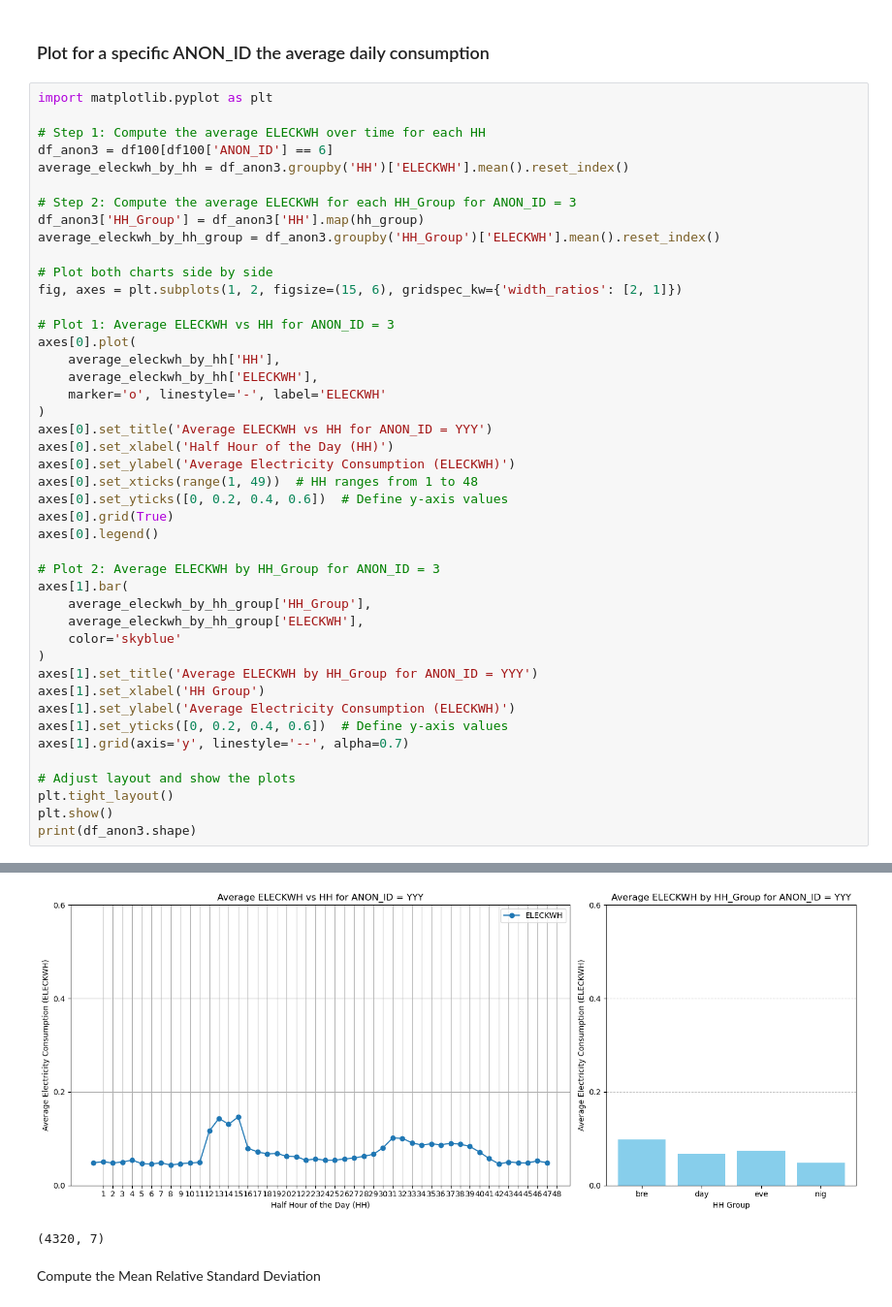
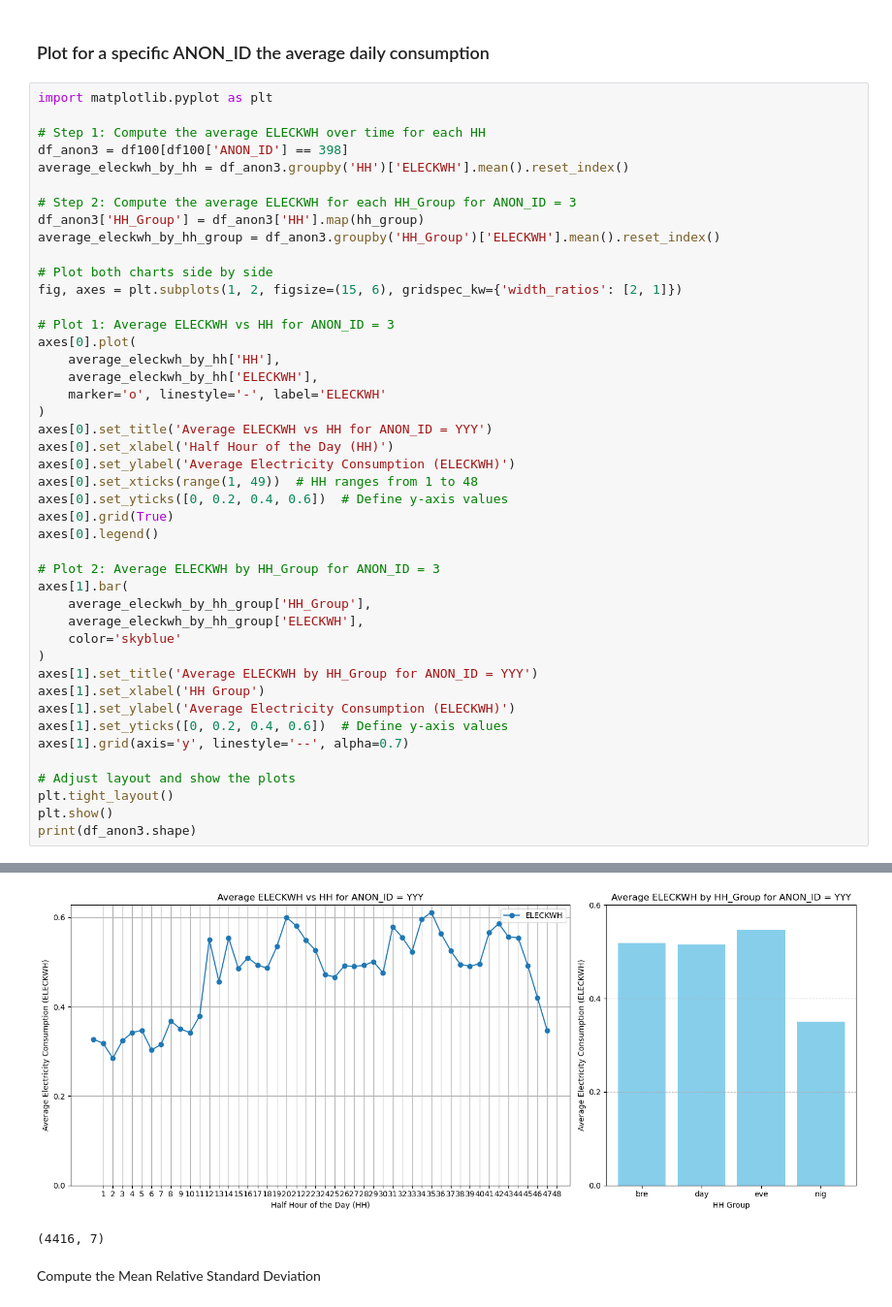
Before and after one commit to guri99uy/ST498_CAPSTONE, a Jupyter notebook: edrp_data_analysis.ipynb, the cells around one changed output, grey strips where cells are left out. Shown at 97% size. Cells and saved outputs as stored; diff of their text form.

```diff
--- a/edrp_data_analysis.ipynb
+++ b/edrp_data_analysis.ipynb
@@ -382,7 +400,7 @@ print(df_rme)
 import matplotlib.pyplot as plt
 
 # Step 1: Compute the average ELECKWH over time for each HH
-df_anon3 = df100[df100['ANON_ID'] == 6]
+df_anon3 = df100[df100['ANON_ID'] == 398]
 average_eleckwh_by_hh = df_anon3.groupby('HH')['ELECKWH'].mean().reset_index()
 
 # Step 2: Compute the average ELECKWH for each HH_Group for ANON_ID = 3
@@ -401,35 +419,35 @@ axes[0].plot(
 axes[0].set_title('Average ELECKWH vs HH for ANON_ID = YYY')
 axes[0].set_xlabel('Half Hour of the Day (HH)')
 axes[0].set_ylabel('Average Electricity Consumption (ELECKWH)')
 axes[0].set_xticks(range(1, 49))  # HH ranges from 1 to 48
 axes[0].set_yticks([0, 0.2, 0.4, 0.6])  # Define y-axis values
 axes[0].grid(True)
 axes[0].legend()
 
 # Plot 2: Average ELECKWH by HH_Group for ANON_ID = 3
 axes[1].bar(
     average_eleckwh_by_hh_group['HH_Group'],
     average_eleckwh_by_hh_group['ELECKWH'],
     color='skyblue'
 )
 axes[1].set_title('Average ELECKWH by HH_Group for ANON_ID = YYY')
 axes[1].set_xlabel('HH Group')
 axes[1].set_ylabel('Average Electricity Consumption (ELECKWH)')
 axes[1].set_yticks([0, 0.2, 0.4, 0.6])  # Define y-axis values
 axes[1].grid(axis='y', linestyle='--', alpha=0.7)
 
 # Adjust layout and show the plots
 plt.tight_layout()
 plt.show()
 print(df_anon3.shape)
 # %% [output]
 A value is trying to be set on a copy of a slice from a DataFrame.
 Try using .loc[row_indexer,col_indexer] = value instead
 
 See the caveats in the documentation: https://pandas.pydata.org/pandas-docs/stable/user_guide/indexing.html#returning-a-view-versus-a-copy
   df_anon3['HH_Group'] = df_anon3['HH'].map(hh_group)
-[figure, old version]
+[figure, new version]
-(4320, 7)
+(4416, 7)
 # %% [markdown]
 Compute the Mean Relative Standard Deviation
 # %%
```
Also changed, not shown: parts of 7 cells of this notebook.
